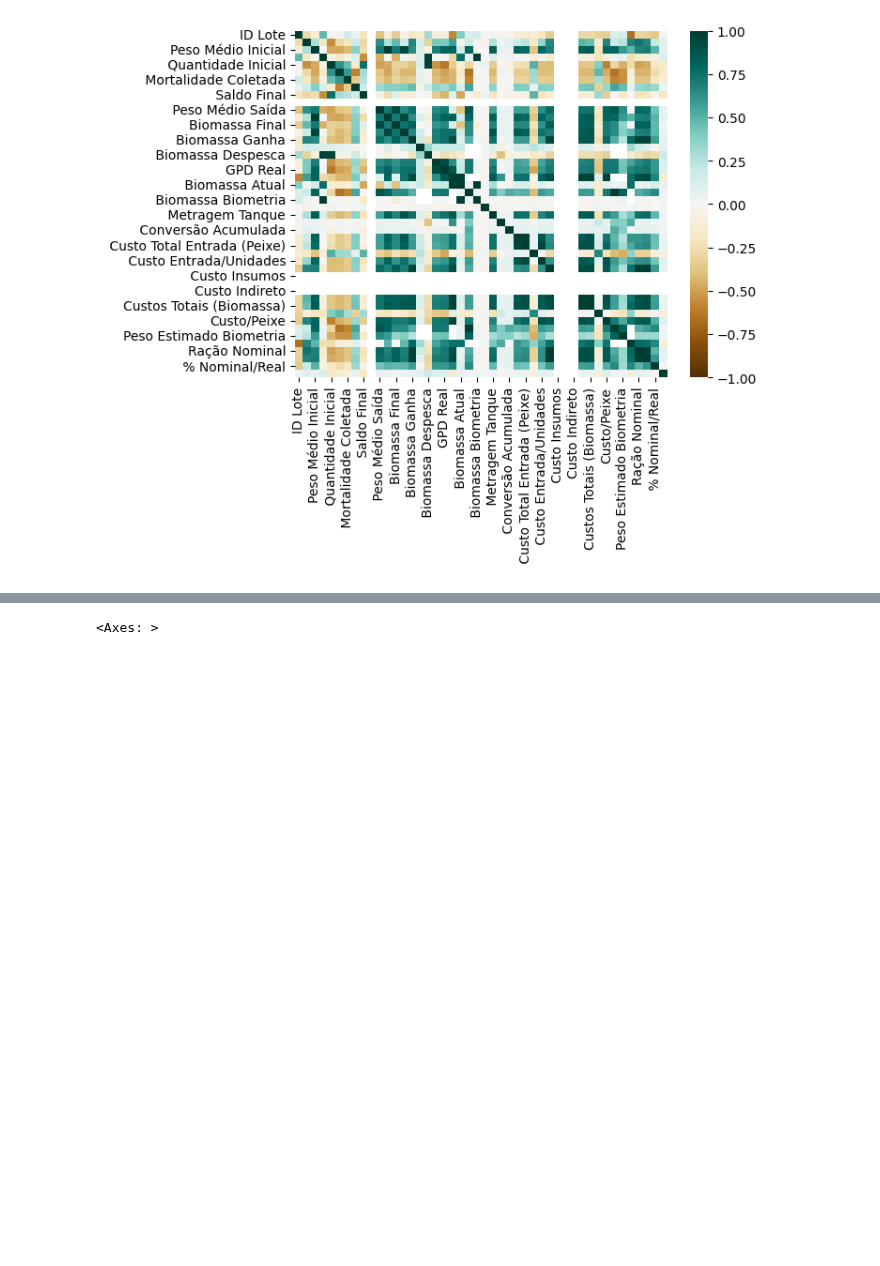
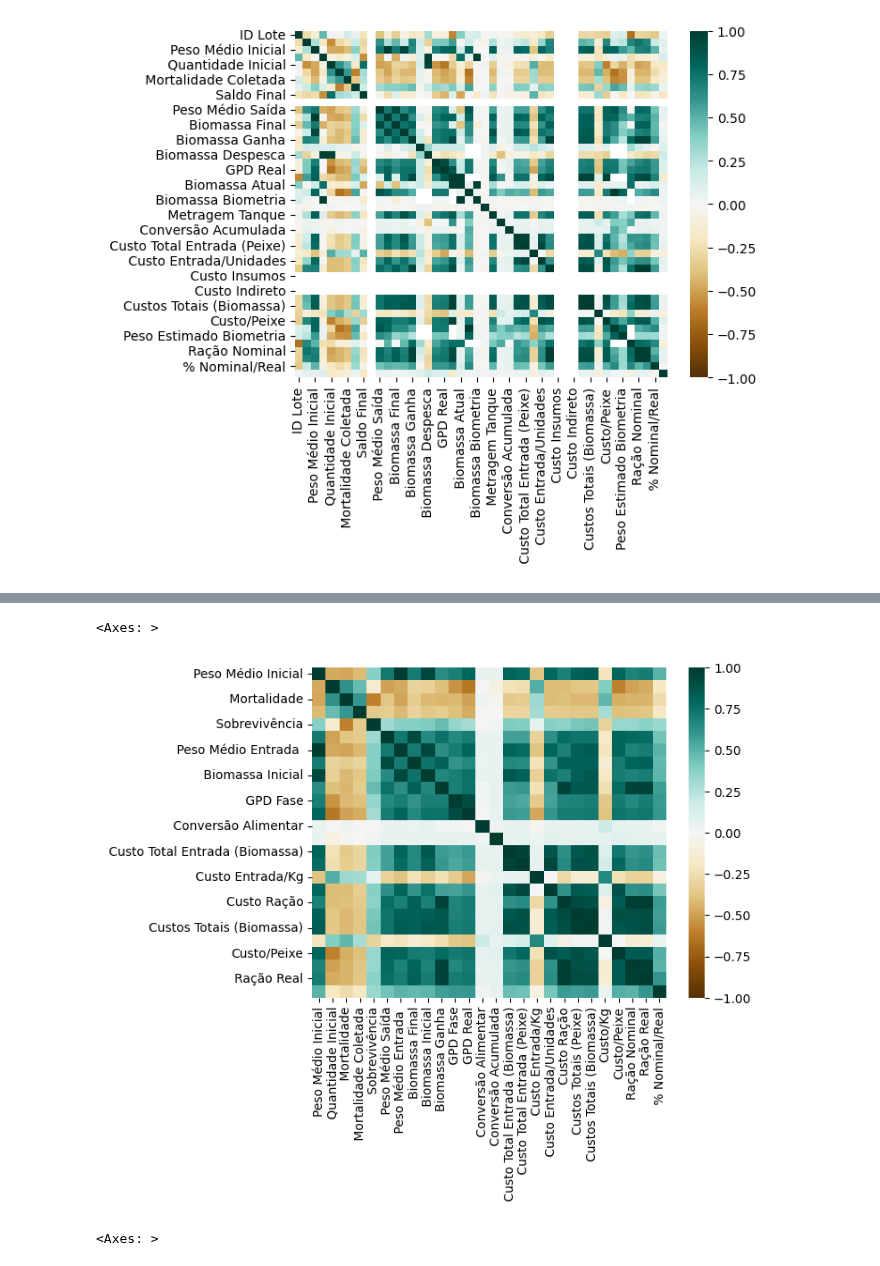
Before and after one commit to crisGriebler/IRD, a Jupyter notebook: FISHTRADER/data_BZF.ipynb, the cells around one changed output, grey strips where cells are left out. Drawn from its saved outputs; the diff is of its cells as text; code cells hidden in the pictures; blank space fills up the shorter version.

```diff
--- a/FISHTRADER/data_BZF.ipynb
+++ b/FISHTRADER/data_BZF.ipynb
@@ -202,0 +225,33 @@ ind_new.head()
+# %%
+num_list = ['Peso Médio Inicial',
+' Quantidade Inicial',
+' Mortalidade',
+' Mortalidade Coletada',
+' Sobrevivência',
+' Peso Médio Saída',
+' Peso Médio Entrada ',
+'Biomassa Final',
+' Biomassa Inicial',
+'Biomassa Ganha',
+' GPD Fase',
+'GPD Real',
+' Conversão Alimentar',
+' Conversão Acumulada',
+' Custo Total Entrada (Biomassa)',
+' Custo Total Entrada (Peixe)',
+' Custo Entrada/Kg',
+' Custo Entrada/Unidades',
+'Custo Ração',
+'Custos Totais (Peixe)',
+'Custos Totais (Biomassa)',
+'Custo/Kg',
+'Custo/Peixe',
+'Ração Nominal',
+'Ração Real',
+' % Nominal/Real'
+]
+# %%
+#ind_new = ind[num_list]
+temp_df = temp_df.reset_index(drop=True)
+temp_df = temp_df[num_list]
+temp_df.head()
@@ -203,3 +279,9 @@ ind_new.head()
+# %%
+sns.heatmap(temp_df.corr(),
+           vmin = -1, vmax = 1, cmap = 'BrBG')
+# %% [output]
+<Axes: >
+[figure, added]
 # %%
 sns.heatmap(ind_new.corr(),
            vmin = -1, vmax = 1, cmap = 'BrBG')
```
Also changed, not shown: parts of 6 cells of this notebook, 1 other file.
